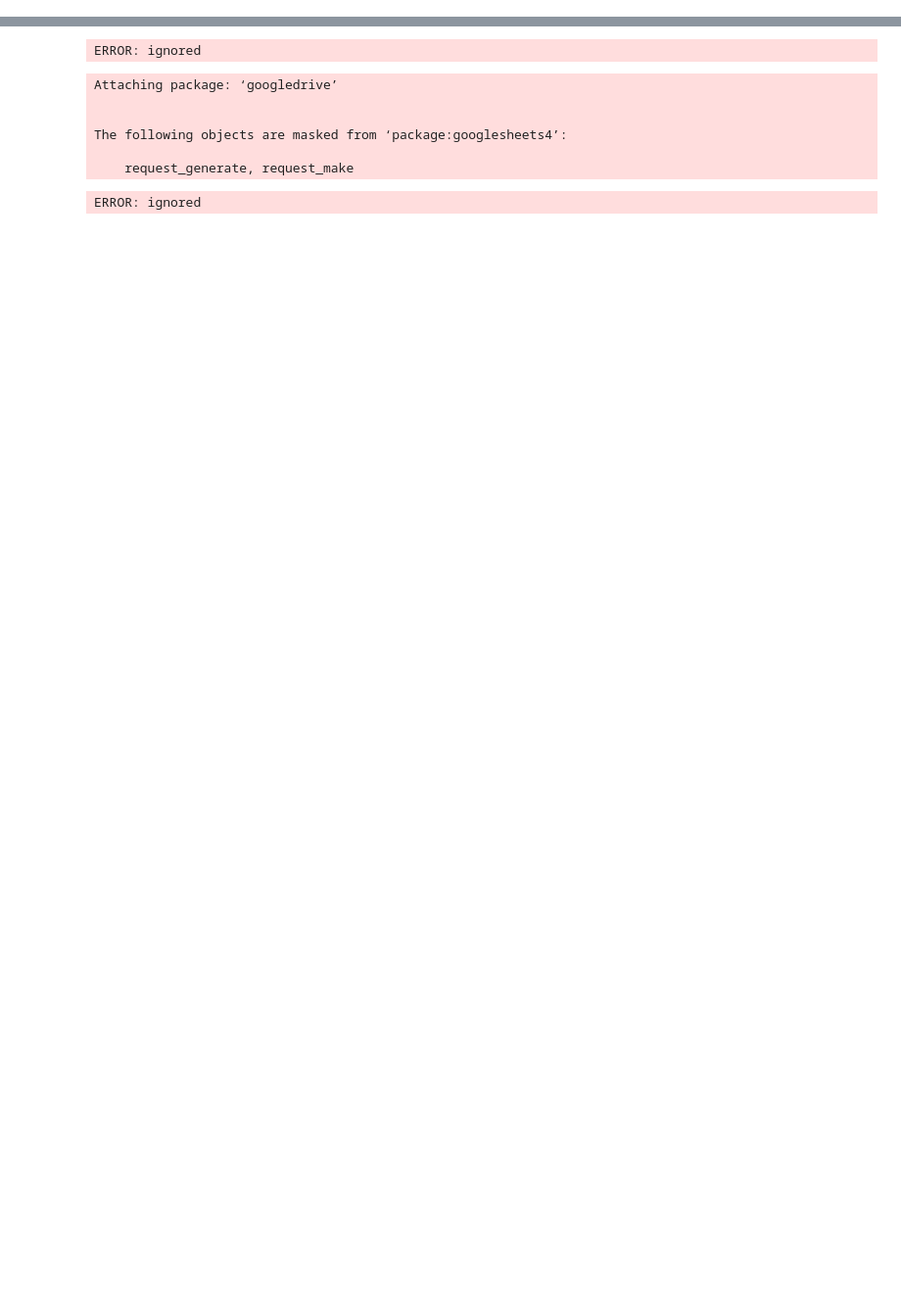
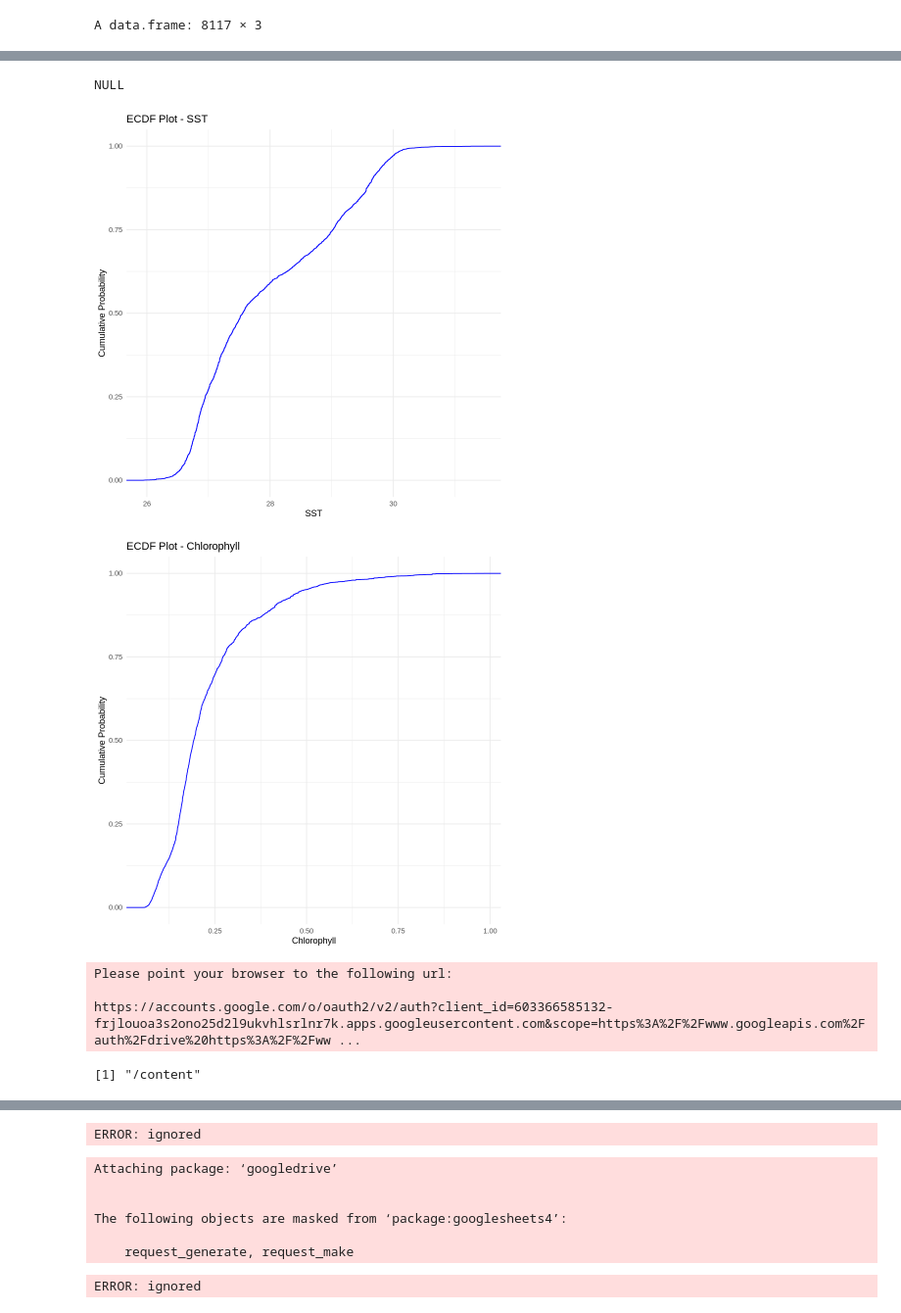
Before and after one commit to choconutzy/Oceanography, a Jupyter notebook: GAM_Katsuwonus_Pelamis.ipynb, the cells around one changed output, grey strips where cells are left out. Shown at 98% size. Cells and saved outputs as stored; diff of their text form; code cells hidden in the pictures; blank space fills up the shorter version.

```diff
--- a/GAM_Katsuwonus_Pelamis.ipynb
+++ b/GAM_Katsuwonus_Pelamis.ipynb
@@ -27,0 +176,37 @@ also installing the dependencies ‘sp’, ‘Rcpp’, ‘terra’
+# %%
+# Load required packages
+library(ggplot2)
+
+# Load your data
+# Assuming you have three vectors: cpue, sst, and chlor
+cpue <- c(1.2, 2.5, 3.1, 1.8, 2.7)
+sst <- c(20.3, 21.1, 20.9, 21.5, 20.8)
+chlor <- c(0.8, 0.6, 0.9, 0.7, 0.5)
+
+# Create data frame
+gam_ecdf <- read.csv('/content/gam_ecdf.csv', header=TRUE)
+# gam_ecdf$cpue
+cpue <- c(gam_ecdf$cpue)
+sst <- c(gam_ecdf$SST)
+chlor <- c(gam_ecdf$cpue)
+df <- data.frame(CPUE = gam_ecdf$cpue, SST = gam_ecdf$SST, Chlorophyll = gam_ecdf$CHL)
+# df <- data.frame(data=gam_ecdf)
+df
+# Create ECDF plots
+ecdf_plots <- list()
+
+for (variable in c("SST", "Chlorophyll")) {
+  ecdf_plot <- ggplot(df, aes(x = get(variable))) +
+    stat_ecdf(geom = "step", color = "blue") +
+    labs(x = variable, y = "Cumulative Probability", title = paste("ECDF Plot -", variable)) +
+    theme_minimal()
+
+  ecdf_plots[[variable]] <- ecdf_plot
+}
+
+# Display the plots
+for (variable in c("CPUE", "SST", "Chlorophyll")) {
+  print(ecdf_plots[[variable]])
+}
+# %% [output]
+A data.frame: 8117 × 3
@@ -27,0 +231,3 @@ also installing the dependencies ‘sp’, ‘Rcpp’, ‘terra’
+NULL
+[figure, added]
+[figure, added]
@@ -27,0 +236,20 @@ also installing the dependencies ‘sp’, ‘Rcpp’, ‘terra’
+# %%
+library("googledrive")
+
+if (file.exists("/usr/local/lib/python3.6/dist-packages/google/colab_ipython.py")){
+  install.packages("R.utils")
+  library("R.utils")
+  library("httr")
+  my_check <- function() {return(TRUE)}
+  reassignInPackage("is_interactive", pkgName = "httr", my_check)
+  options(rlang_interactive=TRUE)
+}
+drive_auth(use_oob = TRUE, cache = TRUE)
+# %% [output]
+Please point your browser to the following url:
+
+https://accounts.google.com/o/oauth2/v2/auth?client_id=603366585132-frjlouoa3s2ono25d2l9ukvhlsrlnr7k.apps.googleusercontent.com&scope=https%3A%2F%2Fwww.googleapis.com%2Fauth%2Fdrive%20https%3A%2F%2Fww ...
+# %%
+getwd()
+# %% [output]
+[1] "/content"
```
Also changed, not shown: parts of 14 cells of this notebook.
